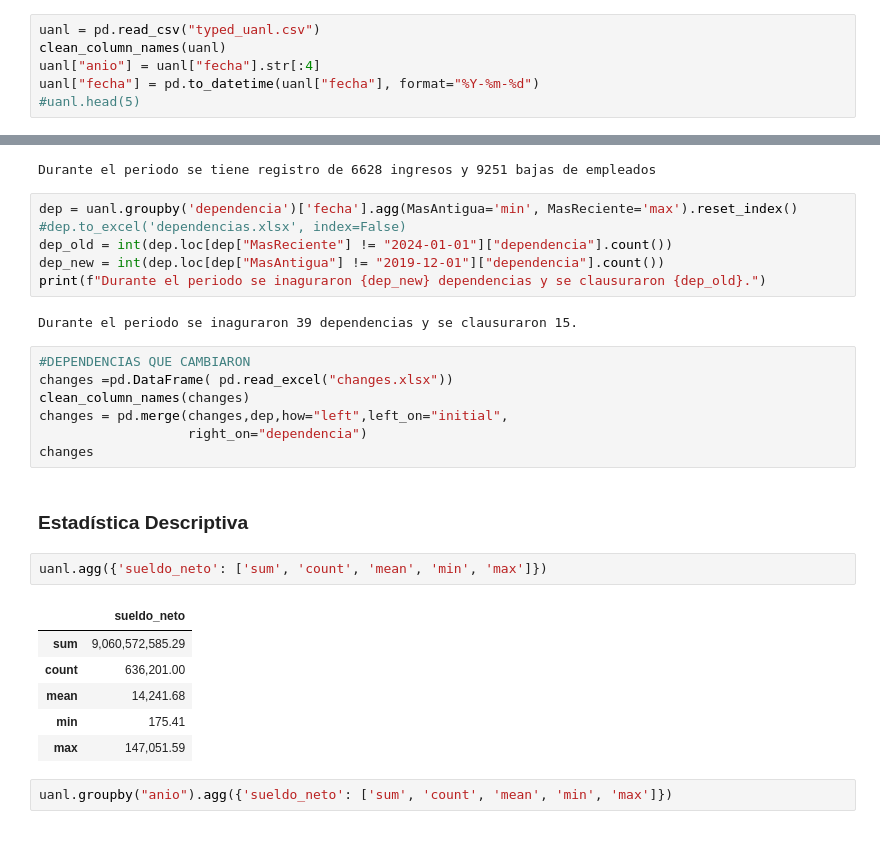
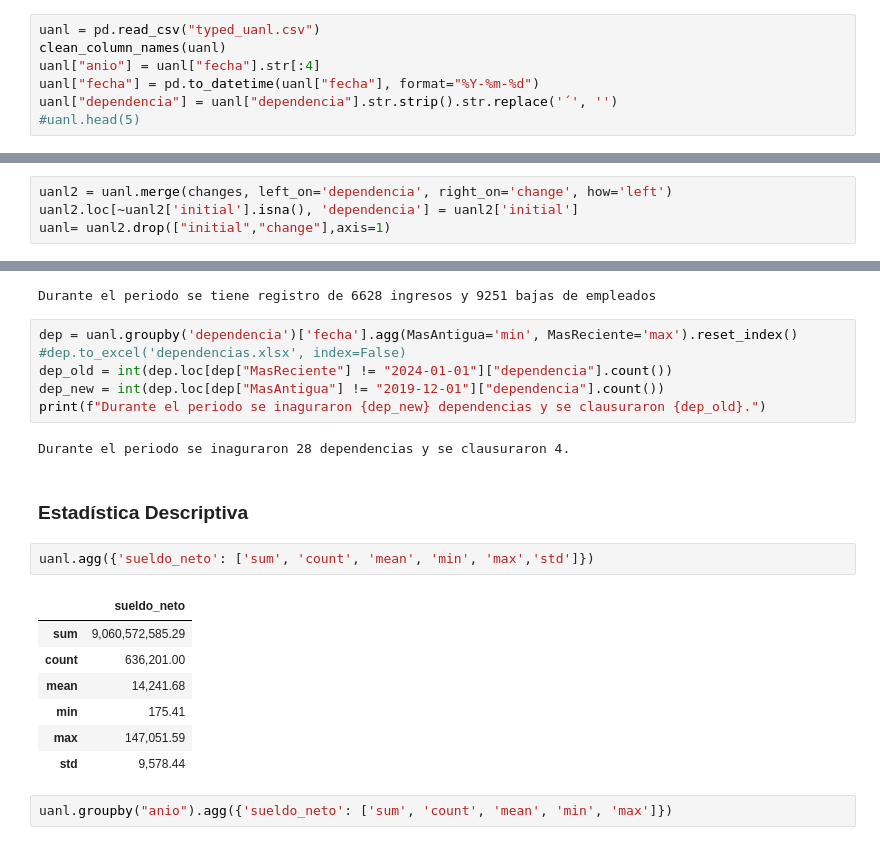
Before and after one commit to JCLUCIOO/AA_Judith-Lucio, a Jupyter notebook: Prácticas/Práctica 1/practice.ipynb, the cells around one changed output, grey strips where cells are left out. Saved outputs shown, nothing was run; the diff lists cells and outputs as text.

```diff
--- a/Prácticas/Práctica 1/practice.ipynb
+++ b/Prácticas/Práctica 1/practice.ipynb
@@ -26,4 +35,5 @@ uanl = pd.read_csv("typed_uanl.csv")
 clean_column_names(uanl)
 uanl["anio"] = uanl["fecha"].str[:4]
 uanl["fecha"] = pd.to_datetime(uanl["fecha"], format="%Y-%m-%d")
+uanl["dependencia"] = uanl["dependencia"].str.strip().str.replace('´', '')
 #uanl.head(5)
@@ -30,3 +58,7 @@ uanl["fecha"] = pd.to_datetime(uanl["fecha"], format="%Y-%m-%d")
+# %%
+uanl2 = uanl.merge(changes, left_on='dependencia', right_on='change', how='left')
+uanl2.loc[~uanl2['initial'].isna(), 'dependencia'] = uanl2['initial']
+uanl= uanl2.drop(["initial","change"],axis=1)
 # %%
 print(f"Se tiene información que va desde {min(uanl["fecha"])} hasta {max(uanl["fecha"])} ")
 # %% [output]
@@ -49,25 +81,19 @@ dep_old = int(dep.loc[dep["MasReciente"] != "2024-01-01"]["dependencia"].count()
 dep_new = int(dep.loc[dep["MasAntigua"] != "2019-12-01"]["dependencia"].count())
 print(f"Durante el periodo se inaguraron {dep_new} dependencias y se clausuraron {dep_old}.")
 # %% [output]
-Durante el periodo se inaguraron 39 dependencias y se clausuraron 15.
+Durante el periodo se inaguraron 28 dependencias y se clausuraron 4.
-# %%
-#DEPENDENCIAS QUE CAMBIARON
-changes =pd.DataFrame( pd.read_excel("changes.xlsx"))
-clean_column_names(changes)
-changes = pd.merge(changes,dep,how="left",left_on="initial",
-                   right_on="dependencia")
-changes
 # %% [markdown]
 ### Estadística Descriptiva
 # %%
-uanl.agg({'sueldo_neto': ['sum', 'count', 'mean', 'min', 'max']})
+uanl.agg({'sueldo_neto': ['sum', 'count', 'mean', 'min', 'max','std']})
 # %% [output]
 |  | sueldo_neto |
 | sum | 9,060,572,585.29 |
 | count | 636,201.00 |
 | mean | 14,241.68 |
 | min | 175.41 |
 | max | 147,051.59 |
+| std | 9,578.44 |
 # %%
 uanl.groupby("anio").agg({'sueldo_neto': ['sum', 'count', 'mean', 'min', 'max']})
 # %% [output]
```
Also changed, not shown: parts of 20 cells of this notebook, 13 other files.
